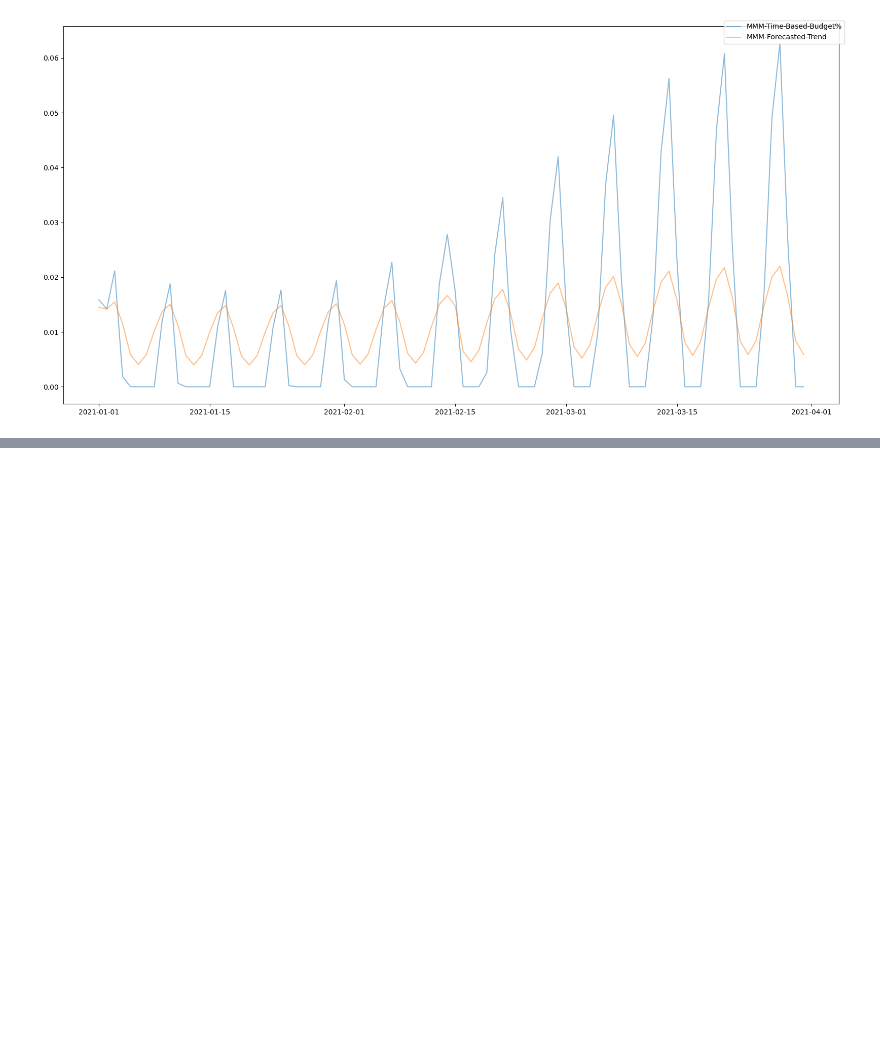
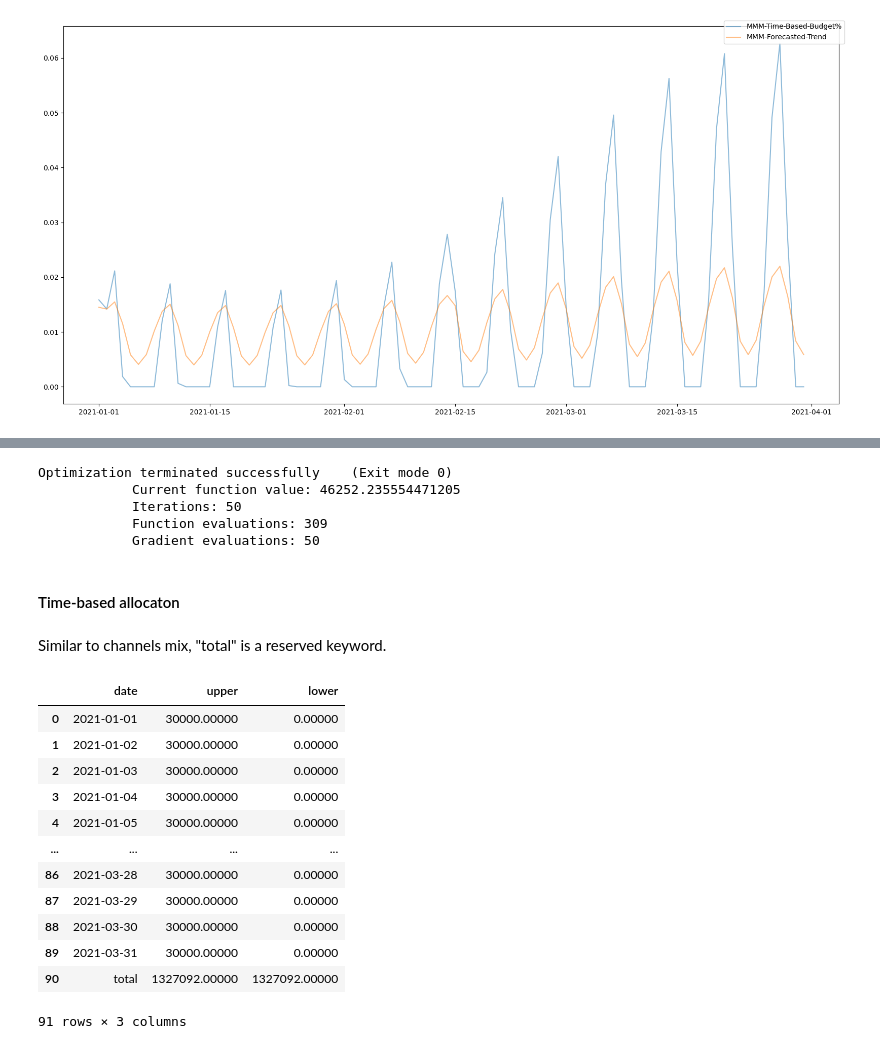
Before and after one commit to edwinnglabs/karpiu, a Jupyter notebook: docs/examples/net_returns_max.ipynb, the cells around one changed output, grey strips where cells are left out. Saved outputs shown, nothing was run; the diff lists cells and outputs as text; code cells hidden in the pictures; blank space fills up the shorter version.

Commit message:
First draft for a mapping of df -> bounds & constraints

```diff
--- a/docs/examples/net_returns_max.ipynb
+++ b/docs/examples/net_returns_max.ipynb
@@ -231,0 +257,33 @@ fig.tight_layout()
+# %%
+temp_optim_spend_df = ch_npm.optimize(maxiter=500, eps=1e-3)
+# %% [output]
+Optimization terminated successfully    (Exit mode 0)
+            Current function value: 46252.235554471205
+            Iterations: 50
+            Function evaluations: 309
+            Gradient evaluations: 50
+# %% [markdown]
+#### Time-based allocaton
+# %% [markdown]
+Similar to channels mix, "total" is a reserved keyword.
+# %%
+bounds_and_constraints_df = pd.DataFrame({
+    "date": t_npm.df.loc[t_npm.budget_mask, "date"].astype(str).to_list() + ["total"],
+    "upper": np.concatenate([np.ones(t_npm.n_budget_steps) * 30000, np.ones(1) * 1327092]),
+    "lower": np.concatenate([np.zeros(t_npm.n_budget_steps), np.ones(1) * 1327092]),
+})
+bounds_and_constraints_df
+# %% [output]
+|  | date | upper | lower |
+| 0 | 2021-01-01 | 30000.00000 | 0.00000 |
+| 1 | 2021-01-02 | 30000.00000 | 0.00000 |
+| 2 | 2021-01-03 | 30000.00000 | 0.00000 |
+| 3 | 2021-01-04 | 30000.00000 | 0.00000 |
+| 4 | 2021-01-05 | 30000.00000 | 0.00000 |
+| ... | ... | ... | ... |
+| 86 | 2021-03-28 | 30000.00000 | 0.00000 |
+| 87 | 2021-03-29 | 30000.00000 | 0.00000 |
+| 88 | 2021-03-30 | 30000.00000 | 0.00000 |
+| 89 | 2021-03-31 | 30000.00000 | 0.00000 |
+| 90 | total | 1327092.00000 | 1327092.00000 |
+91 rows × 3 columns
```
Also changed, not shown: parts of 8 cells of this notebook, 1 other file.
